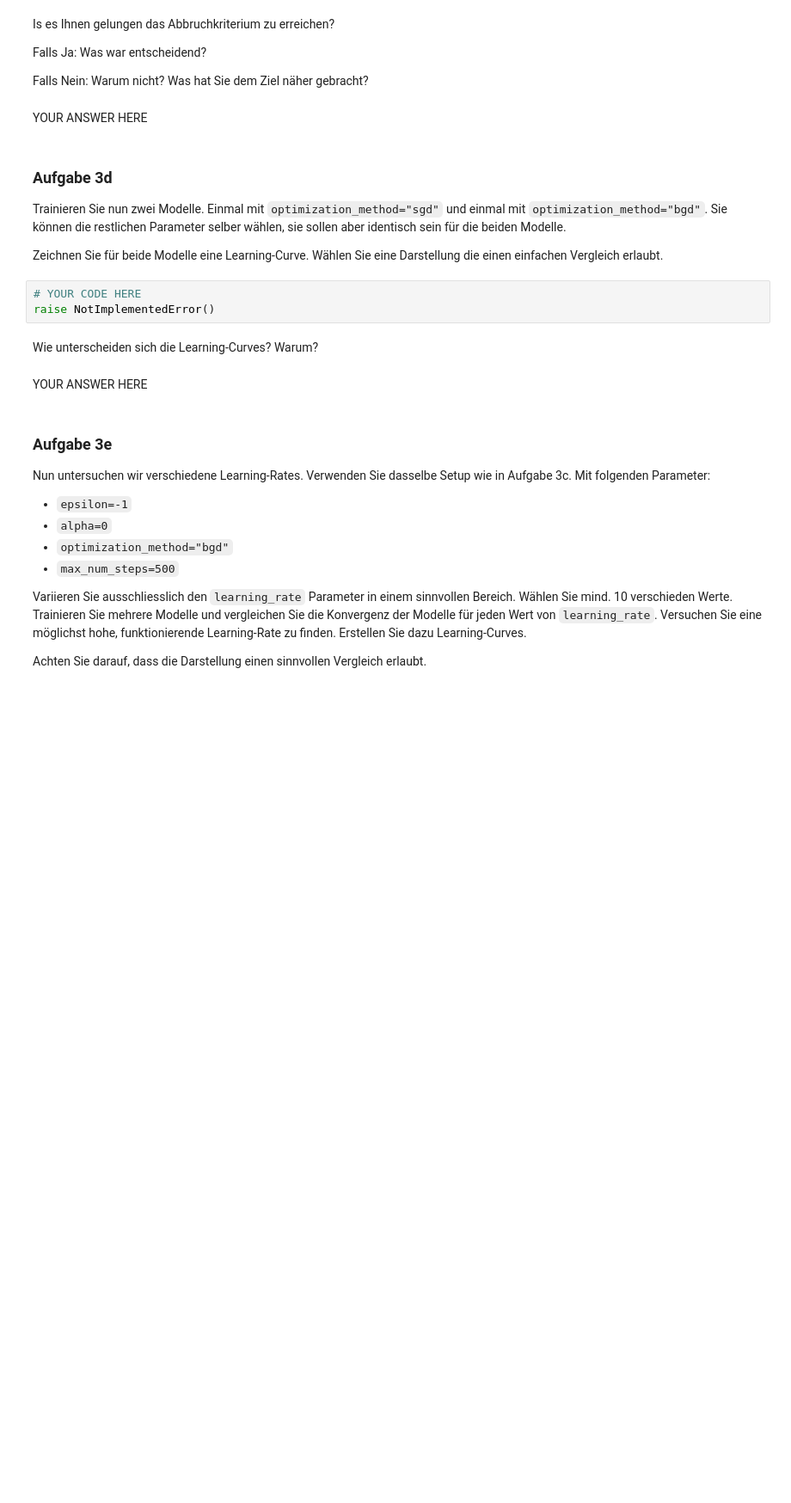
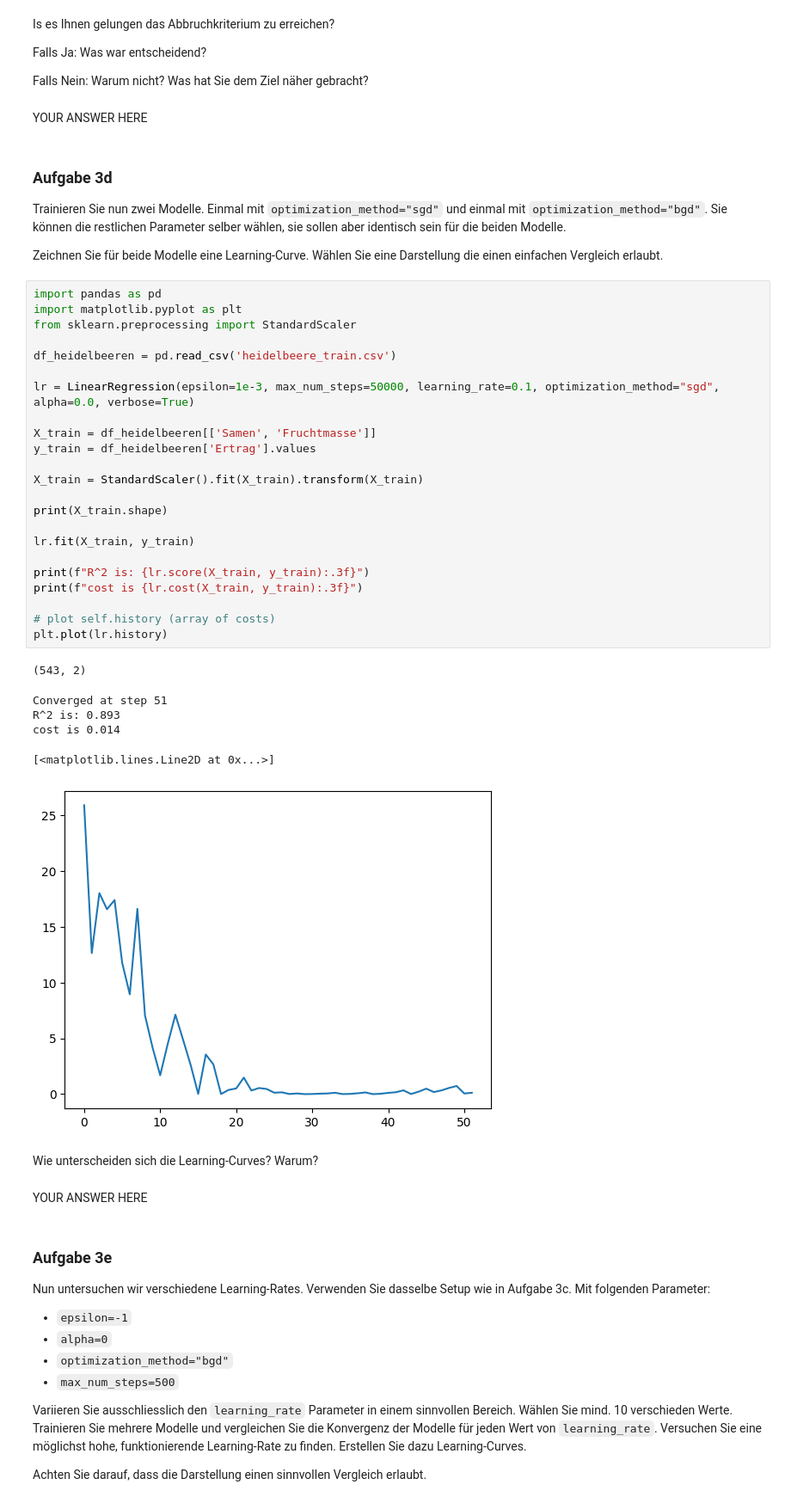
Before and after one commit to SeyaSchmassmann/ml, a Jupyter notebook: graded_assignments/graded01/graded01.ipynb, the cells around one changed output. Shown at 86% size. Saved outputs shown, nothing was run; the diff lists cells and outputs as text; blank space fills up the shorter version.

```diff
--- a/graded_assignments/graded01/graded01.ipynb
+++ b/graded_assignments/graded01/graded01.ipynb
@@ -443,8 +679,35 @@ Trainieren Sie nun zwei Modelle. Einmal mit `optimization_method="sgd"` und einm
 
 Zeichnen Sie für beide Modelle eine Learning-Curve. Wählen Sie eine Darstellung die einen einfachen Vergleich erlaubt.
 # %%
-# YOUR CODE HERE
-raise NotImplementedError()
+import pandas as pd
+import matplotlib.pyplot as plt
+from sklearn.preprocessing import StandardScaler
+
+df_heidelbeeren = pd.read_csv('heidelbeere_train.csv')
+
+lr = LinearRegression(epsilon=1e-3, max_num_steps=50000, learning_rate=0.1, optimization_method="sgd", alpha=0.0, verbose=True)
+
+X_train = df_heidelbeeren[['Samen', 'Fruchtmasse']]
+y_train = df_heidelbeeren['Ertrag'].values
+
+X_train = StandardScaler().fit(X_train).transform(X_train)
+
+print(X_train.shape)
+
+lr.fit(X_train, y_train)
+
+print(f"R^2 is: {lr.score(X_train, y_train):.3f}")
+print(f"cost is {lr.cost(X_train, y_train):.3f}")
+
+# plot self.history (array of costs)
+plt.plot(lr.history)
+# %% [output]
+(543, 2)
+Converged at step 51
+R^2 is: 0.893
+cost is 0.014
+[<matplotlib.lines.Line2D at 0x...>]
+[figure, added]
 # %% [markdown]
 Wie unterscheiden sich die Learning-Curves? Warum?
 # %% [markdown]
```
Also changed, not shown: parts of 9 cells of this notebook.
